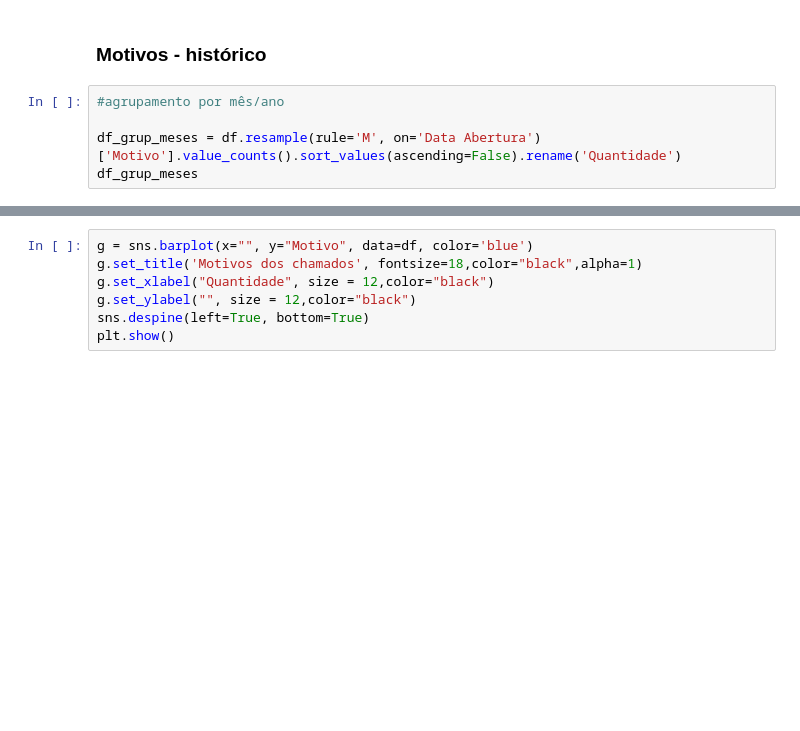
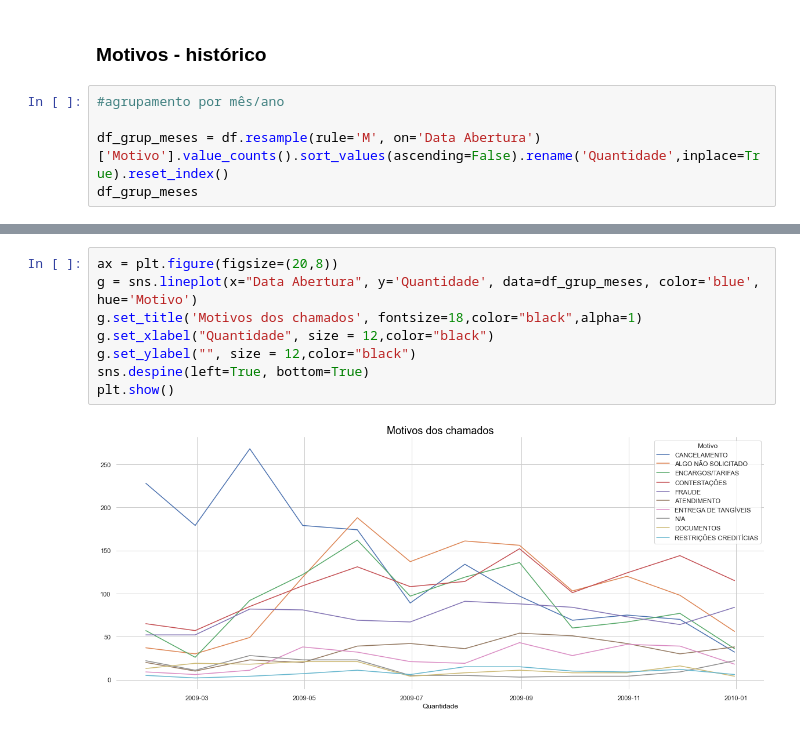
Before and after one commit to 6abi/PCP, a Jupyter notebook: demanda.ipynb, the cells around one changed output, grey strips where cells are left out. Drawn from its saved outputs; the diff is of its cells as text; blank space fills up the shorter version.

Commit message:
Comportamentos dos motivos nos meses

```diff
--- a/demanda.ipynb
+++ b/demanda.ipynb
@@ -191,6 +191,6 @@ plt.show()
 # %%
 #agrupamento por mês/ano
 
-df_grup_meses = df.resample(rule='M', on='Data Abertura')['Motivo'].value_counts().sort_values(ascending=False).rename('Quantidade')
+df_grup_meses = df.resample(rule='M', on='Data Abertura')['Motivo'].value_counts().sort_values(ascending=False).rename('Quantidade',inplace=True).reset_index()
 df_grup_meses
 # %% [output]
@@ -210,7 +228,10 @@ Name: Quantidade, Length: 120, dtype: int64
 # %%
-g = sns.barplot(x="", y="Motivo", data=df, color='blue')
+ax = plt.figure(figsize=(20,8))
+g = sns.lineplot(x="Data Abertura", y='Quantidade', data=df_grup_meses, color='blue', hue='Motivo')
 g.set_title('Motivos dos chamados', fontsize=18,color="black",alpha=1)
 g.set_xlabel("Quantidade", size = 12,color="black")
 g.set_ylabel("", size = 12,color="black")
 sns.despine(left=True, bottom=True)
 plt.show()
+# %% [output]
+[figure, added]
```
Also changed, not shown: parts of 4 cells of this notebook, 1 other file.
